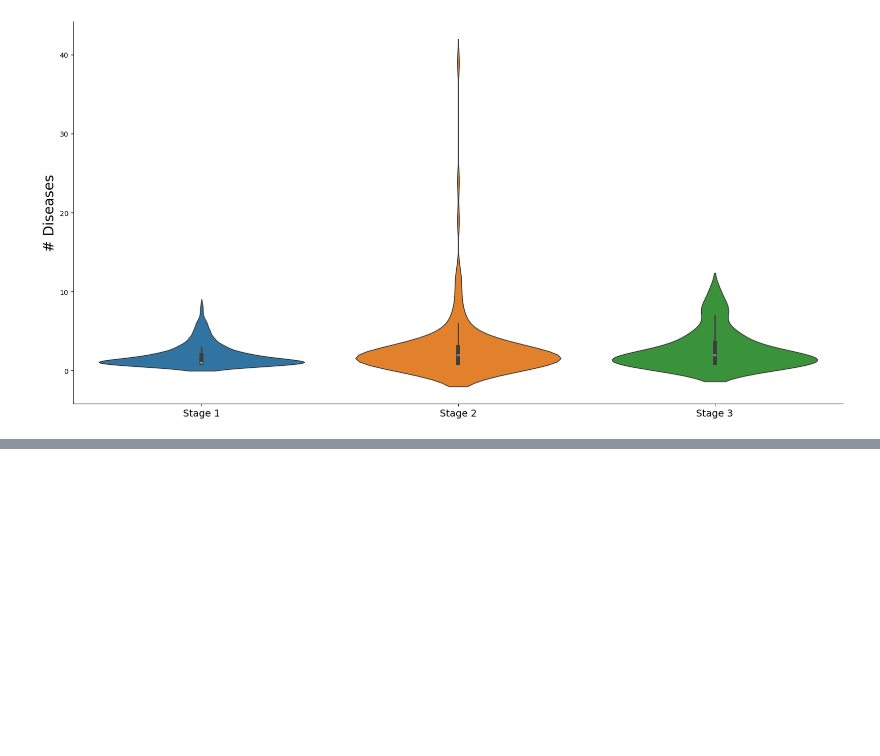
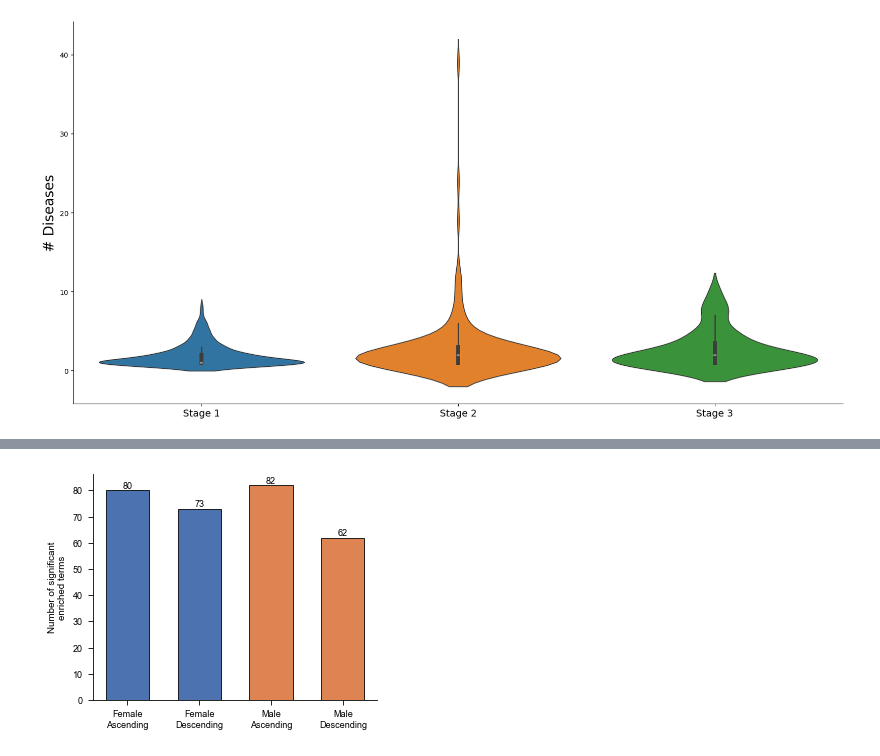
Before and after one commit to superlsd/GenEpi, a Jupyter notebook: Genepi_07_TemporalEvolution.ipynb, the cells around one changed output, grey strips where cells are left out. Drawn from its saved outputs; the diff is of its cells as text; code cells hidden in the pictures; blank space fills up the shorter version.

```diff
--- a/Genepi_07_TemporalEvolution.ipynb
+++ b/Genepi_07_TemporalEvolution.ipynb
@@ -1952,3 +1897,6 @@ male_trj_evolving_status_df[male_trj_evolving_status_df['trj']==390]
 # %% [output]
 |  | trj | status | max_stage_idx | max_stage_val | disease_with_max_hub_percentage |
 | 151 | 390 | Descending | 1 | 21.212121 | G91 |
+# %%
+#Let's import the trajectory dataset
+male_trj_evolving_status_df = pd.read_csv("output/male_trj_evolving_status_df_official.csv")
@@ -4492,3 +4863,6 @@ plt.show
 # %% [output]
 <function matplotlib.pyplot.show(close=None, block=None)>
 [figure]
+# %%
+#Let's import the trajectory dataset
+female_trj_evolving_status_df = pd.read_csv("output/female_trj_evolving_status_df_official.csv")
@@ -4494,0 +4949,6 @@ plt.show
+# %%
+ascending_max_hub_gene_list_unique = set(ascending_max_hub_gene_list) - set(descending_max_hub_gene_list)
+descending_max_hub_gene_list_unique = set(descending_max_hub_gene_list) - set(ascending_max_hub_gene_list)
+
+print(len(ascending_max_hub_gene_list_unique))
+print(len(descending_max_hub_gene_list_unique))
@@ -4494,0 +5288,7 @@ plt.show
+# %%
+female_ascending_trj_hub_enr_dict=enrichment_from_genelist(ascending_trj_hub_genelist,lib_list)
+female_descending_trj_hub_enr_dict=enrichment_from_genelist(descending_trj_hub_genelist,lib_list)
+female_descending_trj_hub_enr_aggdf=pd.concat([v.res2d for v in list(female_descending_trj_hub_enr_dict.values())], join="inner")
+sig_female_descending_enrichment_term = len(female_descending_trj_hub_enr_aggdf[female_descending_trj_hub_enr_aggdf["FDR q-val"]<0.05])
+female_ascending_trj_hub_enr_aggdf=pd.concat([v.res2d for v in list(female_ascending_trj_hub_enr_dict.values())], join="inner")
+sig_female_ascending_enrichment_term = len(female_ascending_trj_hub_enr_aggdf[female_ascending_trj_hub_enr_aggdf["FDR q-val"]<0.05])
@@ -4494,0 +5300,41 @@ plt.show
+# %%
+import matplotlib.pyplot as plt
+
+plt.rcParams.update({
+    "font.family": "sans-serif",
+    "font.sans-serif": ["Arial", "Helvetica"],
+    "font.size": 7,
+    "axes.linewidth": 0.6,
+    "pdf.fonttype": 42,
+    "ps.fonttype": 42,
+})
+
+labels = ["Female\nAscending", "Female\nDescending", "Male\nAscending", "Male\nDescending"]
+values = [
+    sig_female_ascending_enrichment_term,
+    sig_female_descending_enrichment_term,
+    sig_male_ascending_enrichment_term,
+    sig_male_descending_enrichment_term,
+]
+colors = ["#4C72B0", "#4C72B0", "#DD8452", "#DD8452"]  # blue = female, orange = male
+
+fig, ax = plt.subplots(figsize=(89 / 25.4, 70 / 25.4))  # single-column Nature width
+
+bars = ax.bar(labels, values, color=colors, edgecolor="black", linewidth=0.6, width=0.6)
+
+# value labels on top of each bar
+for b, v in zip(bars, values):
+    ax.text(b.get_x() + b.get_width() / 2, v, str(v),
+             ha="center", va="bottom", fontsize=6.5)
+
+ax.set_ylabel("Number of significant\nenriched terms", fontsize=7)
+ax.tick_params(axis="both", labelsize=6.5)
+for spine in ["top", "right"]:
+    ax.spines[spine].set_visible(False)
+
+fig.tight_layout()
+fig.savefig("Figures/sig_enrichment_counts_barplot.pdf", dpi=600, bbox_inches="tight")
+fig.savefig("Figures/sig_enrichment_counts_barplot.svg", dpi=600, bbox_inches="tight")
+plt.show()
+# %% [output]
+[figure, added]
```
Also changed, not shown: parts of 31 cells of this notebook, 3 other files.
